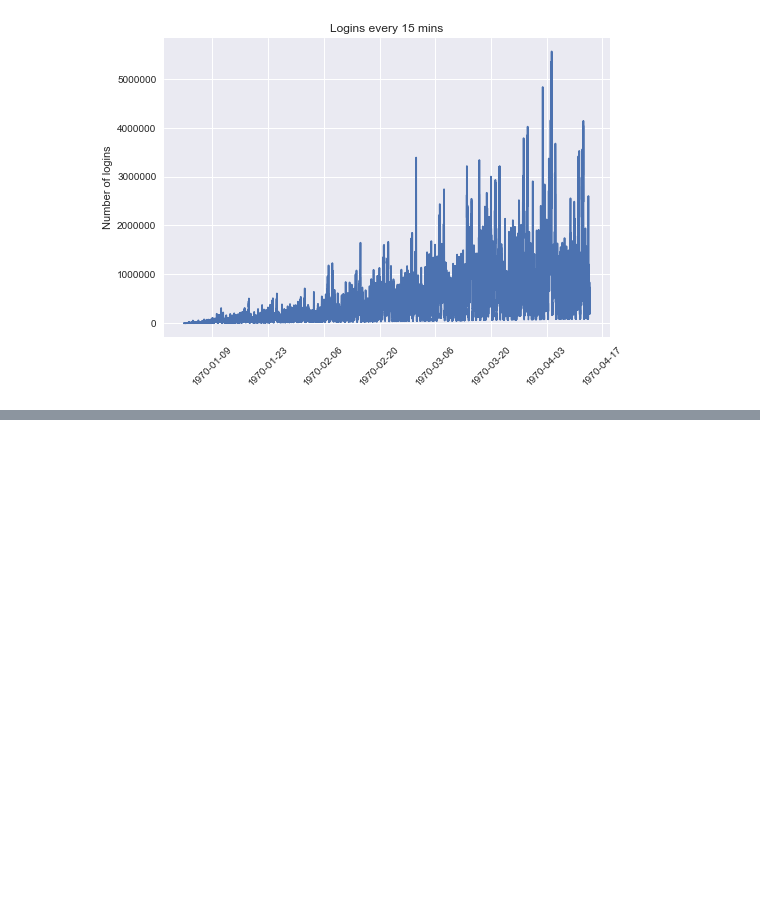
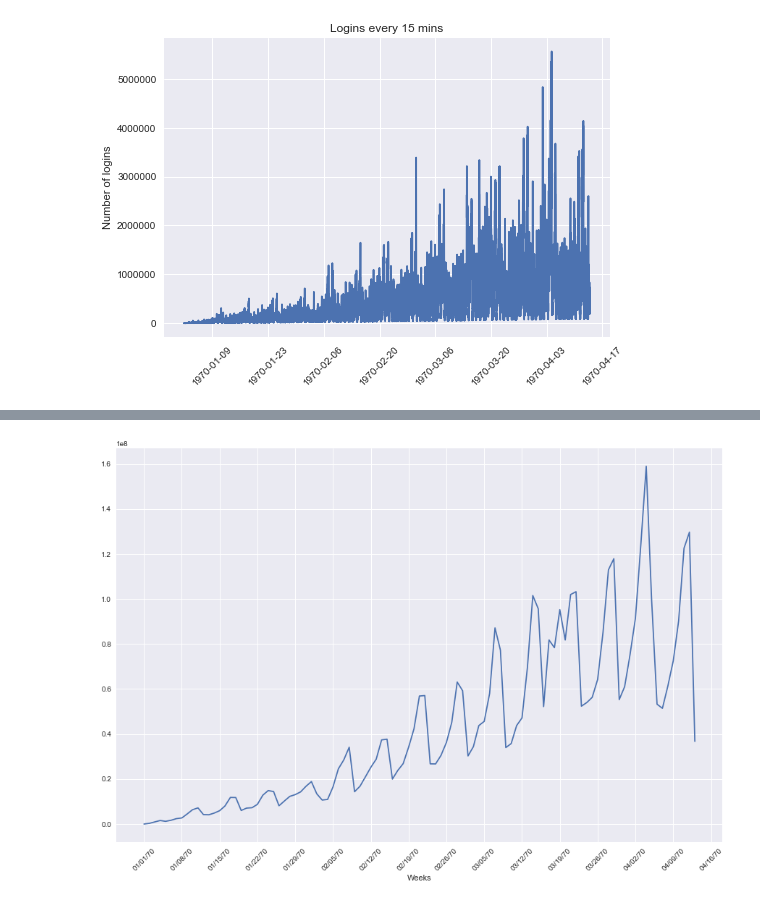
Before and after one commit to tjogesh/DataScienceCourse, a Jupyter notebook: ultimate_challenge/Ultimate_Challenge_part1 .ipynb, the cells around one changed output, grey strips where cells are left out. Cells and saved outputs as stored; diff of their text form; code cells hidden in the pictures; blank space fills up the shorter version.

```diff
--- a/ultimate_challenge/Ultimate_Challenge_part1 .ipynb
+++ b/ultimate_challenge/Ultimate_Challenge_part1 .ipynb
@@ -42,0 +53,12 @@ plt.show()
+# %%
+login_D=login.resample("D").sum()
+login_D['Datetime'] = login_D.index
+plt.figure(figsize=(15,10))
+plt.plot(login_D['Datetime'],login_D['index'])
+plt.xticks(rotation=45)
+plt.gca().xaxis.set_major_locator(mdates.DayLocator(interval=7))
+plt.gca().xaxis.set_major_formatter(mdates.DateFormatter('%D'))
+plt.xlabel("Weeks")
+plt.show()
+# %% [output]
+[figure, added]
```
Also changed, not shown: parts of 13 cells of this notebook, 1 other file.
